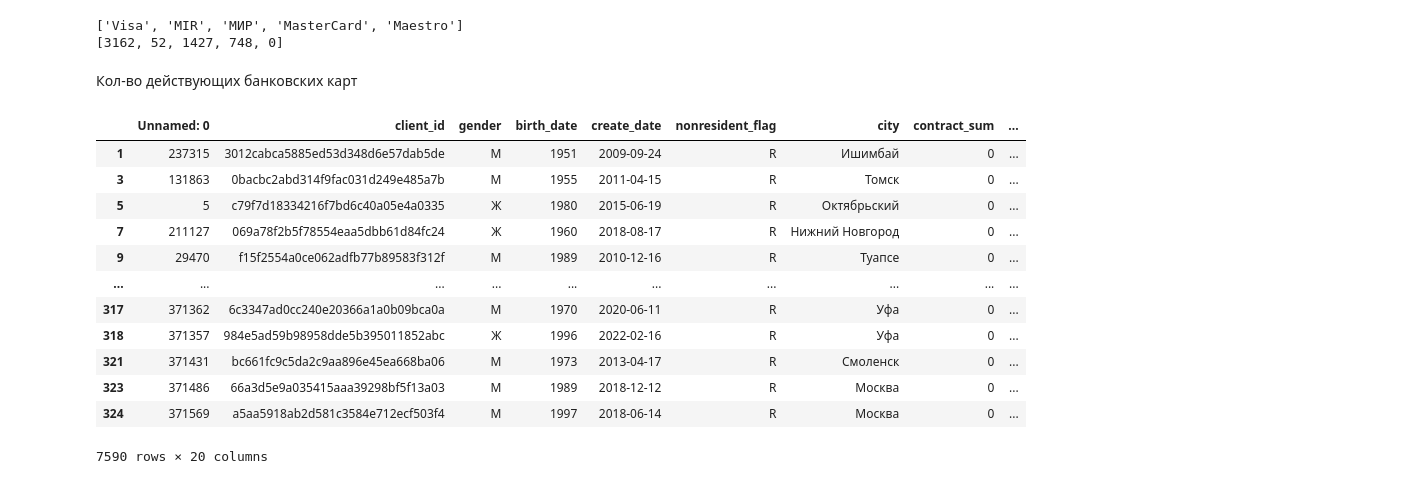
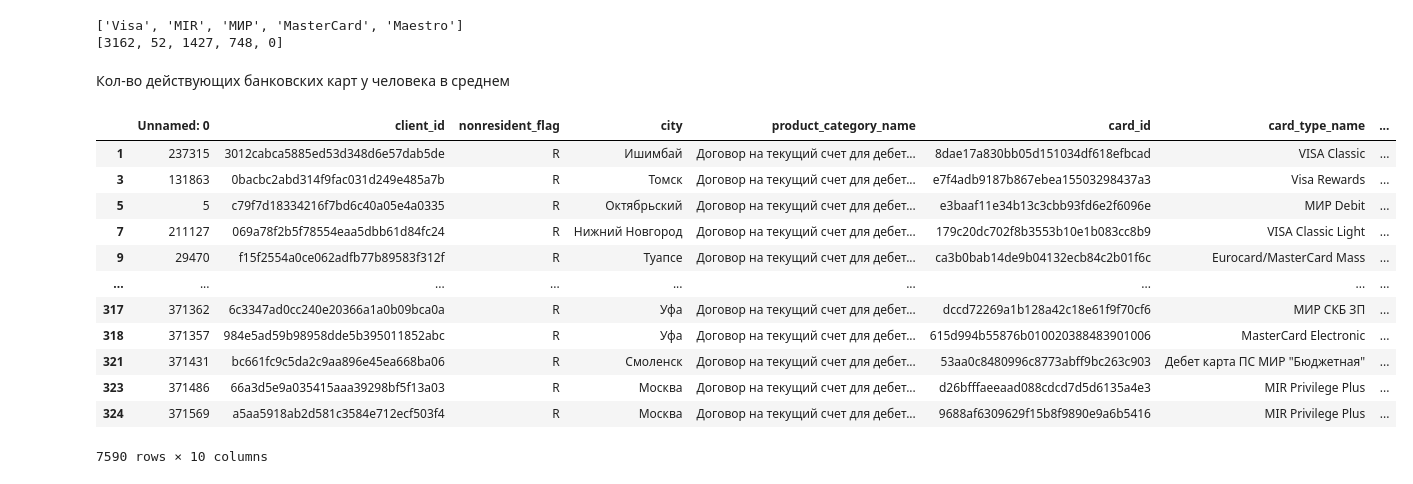
Before and after one commit to MarlouOne/MoskowCityHack, a Jupyter notebook: Pushihin/CSV_Debet_Card.ipynb, the cells around one changed output. Saved outputs shown, nothing was run; the diff lists cells and outputs as text; code cells hidden in the pictures.

```diff
--- a/Pushihin/CSV_Debet_Card.ipynb
+++ b/Pushihin/CSV_Debet_Card.ipynb
@@ -27,7 +27,7 @@ data.shape
 # %%
 data = data.drop(['term','businessman_flag'], axis=1)
 # %%
-data = data.fillna({'start_date': -1, 'fact_close_date': -1})
+data = data.fillna({'start_date': -1, 'fact_close_date': -1, 'card_type_name':-1})
 # %%
 data = data.astype({'start_date': int, 'fact_close_date': int , 'purchase_sum':int ,'purchase_sum':int ,'contract_sum':int , 'current_balance_avg_sum':int , 'current_balance_sum':int, 'current_debit_turn_sum':int, 'current_credit_turn_sum':int})
 # %%
@@ -121,8 +121,9 @@ def th_get_ActualUserData(gl_DataFrame, listUniqueCardID, intIndex):
 
             maxDebet =  local_Data['current_debit_turn_sum'].max()
             maxCredet = local_Data['current_credit_turn_sum'].max()
+            maxPurchaseCount = local_Data['purchase_count'].max()
 
-            thisDB = local_Data.query(f"current_debit_turn_sum == {maxDebet} & current_credit_turn_sum == {maxCredet}")
+            thisDB = local_Data.query(f"current_debit_turn_sum == {maxDebet} & current_credit_turn_sum == {maxCredet} & purchase_count == {maxPurchaseCount}")
 
         else:
             thisDB = local_Data
@@ -332,21 +449,22 @@ list_tuples  = list(zip(listCreditSys, listCreditSysCount))
 NewBankCard = pd.DataFrame(list_tuples, columns=['listCreditSys', 'listCreditSysCount'])
 NewBankCard.to_json('NewBankCard.json')
 # %% [markdown]
-Кол-во действующих банковских карт
+Кол-во действующих банковских карт у человека в среднем
 # %%
-ValueCardData = gl_ActualUserData.query(f"start_date != -1 & fact_close_date == -1")
-ValueCardData
+ValueCardData = gl_ActualUserData.query("start_date != -1 & fact_close_date == -1")
+ValueCardData = ValueCardData.drop(['purchase_sum', "create_date",'purchase_count','current_balance_avg_sum','current_balance_sum','current_debit_turn_sum','current_credit_turn_sum','contract_sum','gender','birth_date'], axis=1)
+ValueCardData.drop_duplicates()
 # %% [output]
-|  | Unnamed: 0 | client_id | gender | birth_date | create_date | nonresident_flag | city | contract_sum | ... |
-| 1 | 237315 | 3012cabca5885ed53d348d6e57dab5de | М | 1951 | 2009-09-24 | R | Ишимбай | 0 | ... |
-| 3 | 131863 | 0bacbc2abd314f9fac031d249e485a7b | М | 1955 | 2011-04-15 | R | Томск | 0 | ... |
-| 5 | 5 | c79f7d18334216f7bd6c40a05e4a0335 | Ж | 1980 | 2015-06-19 | R | Октябрьский | 0 | ... |
-| 7 | 211127 | 069a78f2b5f78554eaa5dbb61d84fc24 | Ж | 1960 | 2018-08-17 | R | Нижний Новгород | 0 | ... |
-| 9 | 29470 | f15f2554a0ce062adfb77b89583f312f | М | 1989 | 2010-12-16 | R | Туапсе | 0 | ... |
-| ... | ... | ... | ... | ... | ... | ... | ... | ... | ... |
-| 317 | 371362 | 6c3347ad0cc240e20366a1a0b09bca0a | М | 1970 | 2020-06-11 | R | Уфа | 0 | ... |
-| 318 | 371357 | 984e5ad59b98958dde5b395011852abc | Ж | 1996 | 2022-02-16 | R | Уфа | 0 | ... |
-| 321 | 371431 | bc661fc9c5da2c9aa896e45ea668ba06 | М | 1973 | 2013-04-17 | R | Смоленск | 0 | ... |
-| 323 | 371486 | 66a3d5e9a035415aaa39298bf5f13a03 | М | 1989 | 2018-12-12 | R | Москва | 0 | ... |
-| 324 | 371569 | a5aa5918ab2d581c3584e712ecf503f4 | М | 1997 | 2018-06-14 | R | Москва | 0 | ... |
+|  | Unnamed: 0 | client_id | nonresident_flag | city | product_category_name | card_id | card_type_name | ... |
+| 1 | 237315 | 3012cabca5885ed53d348d6e57dab5de | R | Ишимбай | Договор на текущий счет для дебет... | 8dae17a830bb05d151034df618efbcad | VISA Classic | ... |
+| 3 | 131863 | 0bacbc2abd314f9fac031d249e485a7b | R | Томск | Договор на текущий счет для дебет... | e7f4adb9187b867ebea15503298437a3 | Visa Rewards | ... |
+| 5 | 5 | c79f7d18334216f7bd6c40a05e4a0335 | R | Октябрьский | Договор на текущий счет для дебет... | e3baaf11e34b13c3cbb93fd6e2f6096e | МИР Debit | ... |
+| 7 | 211127 | 069a78f2b5f78554eaa5dbb61d84fc24 | R | Нижний Новгород | Договор на текущий счет для дебет... | 179c20dc702f8b3553b10e1b083cc8b9 | VISA Classic Light | ... |
+| 9 | 29470 | f15f2554a0ce062adfb77b89583f312f | R | Туапсе | Договор на текущий счет для дебет... | ca3b0bab14de9b04132ecb84c2b01f6c | Eurocard/MasterCard Mass | ... |
+| ... | ... | ... | ... | ... | ... | ... | ... | ... |
+| 317 | 371362 | 6c3347ad0cc240e20366a1a0b09bca0a | R | Уфа | Договор на текущий счет для дебет... | dccd72269a1b128a42c18e61f9f70cf6 | МИР СКБ ЗП | ... |
+| 318 | 371357 | 984e5ad59b98958dde5b395011852abc | R | Уфа | Договор на текущий счет для дебет... | 615d994b55876b010020388483901006 | MasterCard Electronic | ... |
+| 321 | 371431 | bc661fc9c5da2c9aa896e45ea668ba06 | R | Смоленск | Договор на текущий счет для дебет... | 53aa0c8480996c8773abff9bc263c903 | Дебет карта ПС МИР "Бюджетная" | ... |
+| 323 | 371486 | 66a3d5e9a035415aaa39298bf5f13a03 | R | Москва | Договор на текущий счет для дебет... | d26bfffaeeaad088cdcd7d5d6135a4e3 | MIR Privilege Plus | ... |
+| 324 | 371569 | a5aa5918ab2d581c3584e712ecf503f4 | R | Москва | Договор на текущий счет для дебет... | 9688af6309629f15b8f9890e9a6b5416 | MIR Privilege Plus | ... |
-7590 rows × 20 columns
+7590 rows × 10 columns
```
Also changed, not shown: parts of 13 cells of this notebook, 5 other files.
